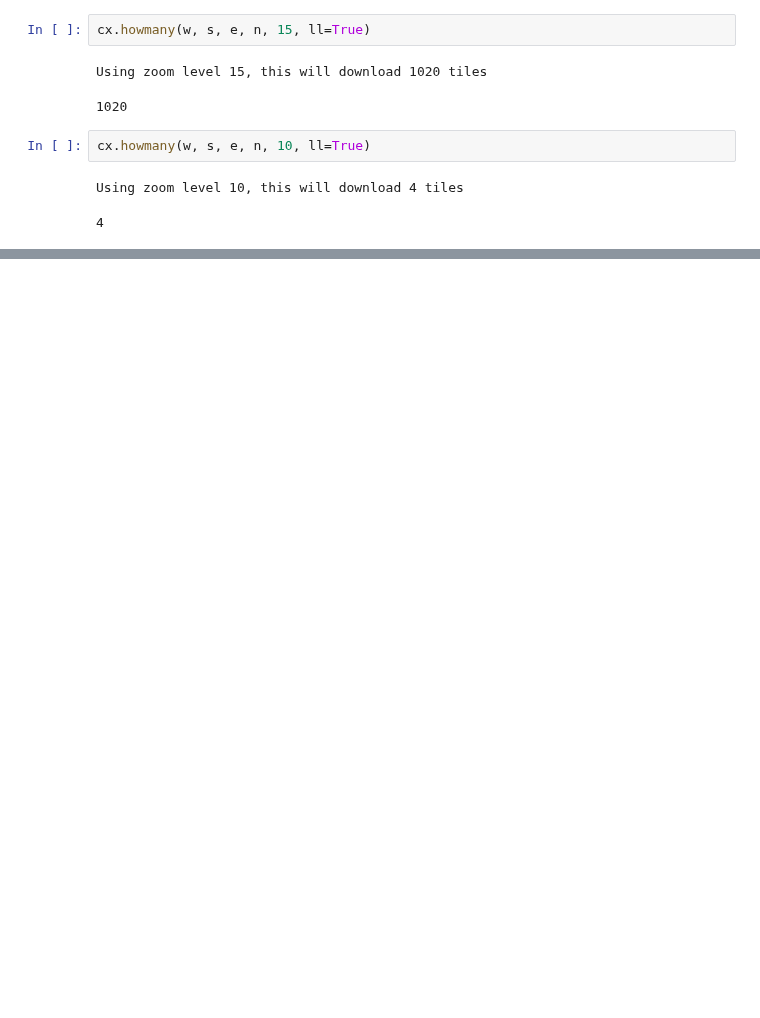
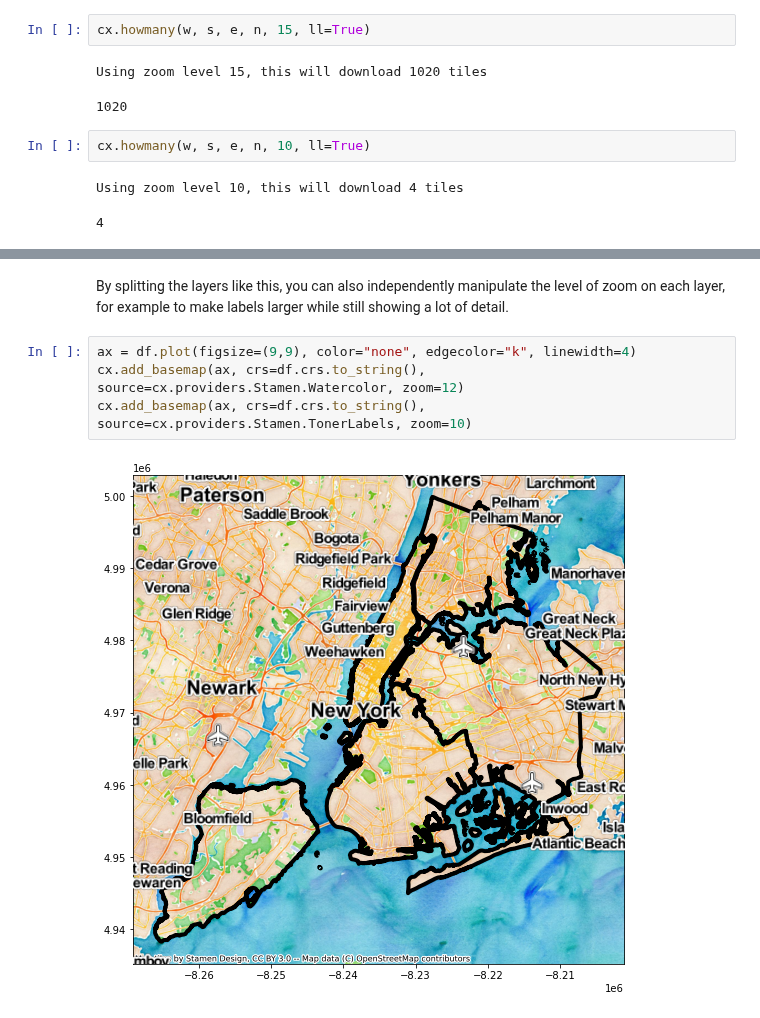
Before and after one commit to geopandas/contextily, a Jupyter notebook: notebooks/intro_guide.ipynb, the cells around one changed output, grey strips where cells are left out. Cells and saved outputs as stored; diff of their text form; blank space fills up the shorter version.

```diff
--- a/notebooks/intro_guide.ipynb
+++ b/notebooks/intro_guide.ipynb
@@ -214,0 +234,9 @@ Using zoom level 10, this will download 4 tiles
+# %% [markdown]
+By splitting the layers like this, you can also independently manipulate the level of zoom
+on each layer, for example to make labels larger while still showing a lot of detail.
+# %%
+ax = df.plot(figsize=(9,9), color="none", edgecolor="k", linewidth=4)
+cx.add_basemap(ax, crs=df.crs.to_string(), source=cx.providers.Stamen.Watercolor, zoom=12)
+cx.add_basemap(ax, crs=df.crs.to_string(), source=cx.providers.Stamen.TonerLabels, zoom=10)
+# %% [output]
+[figure, added]
```
Also changed, not shown: parts of 8 cells of this notebook, 3 other files.
